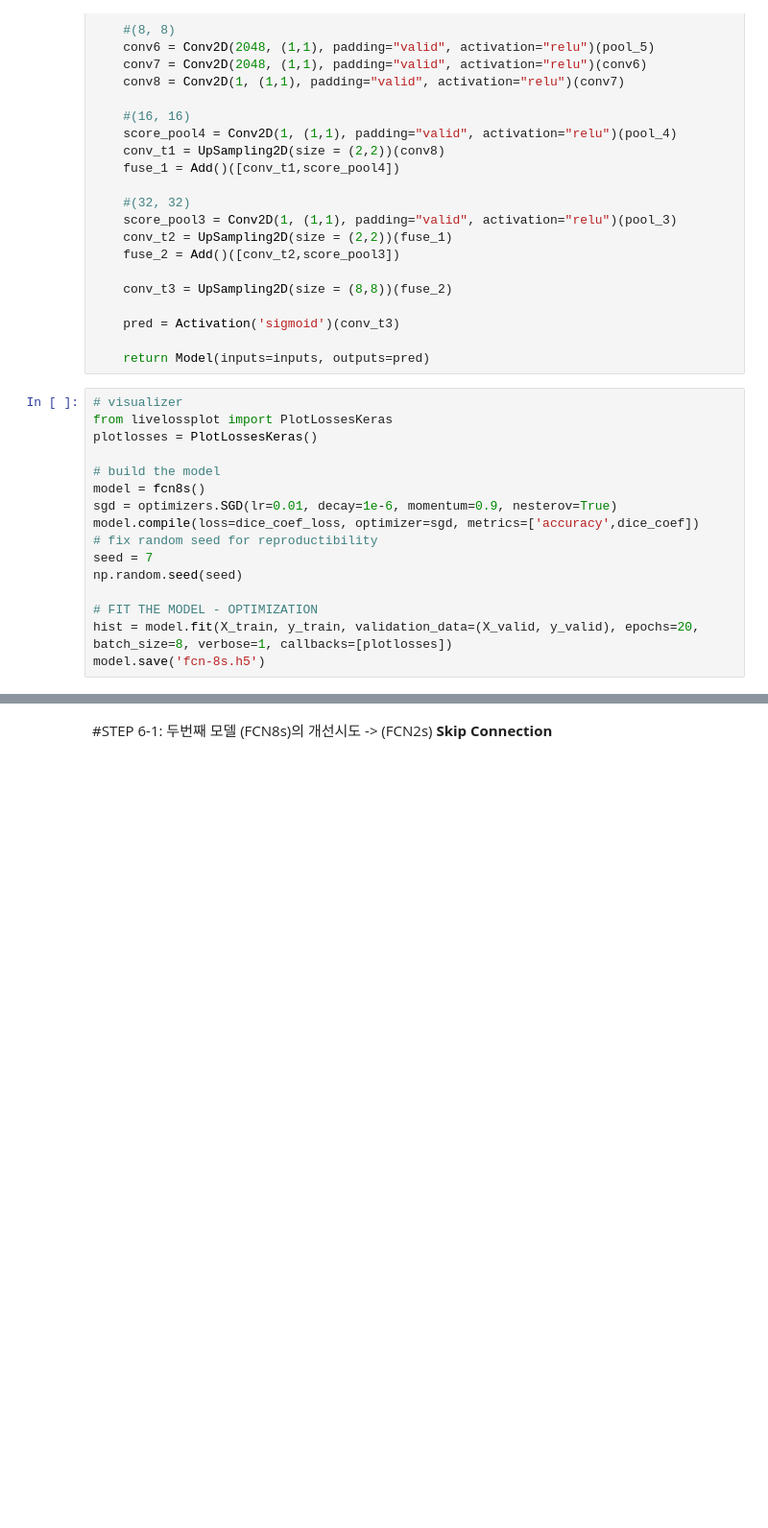
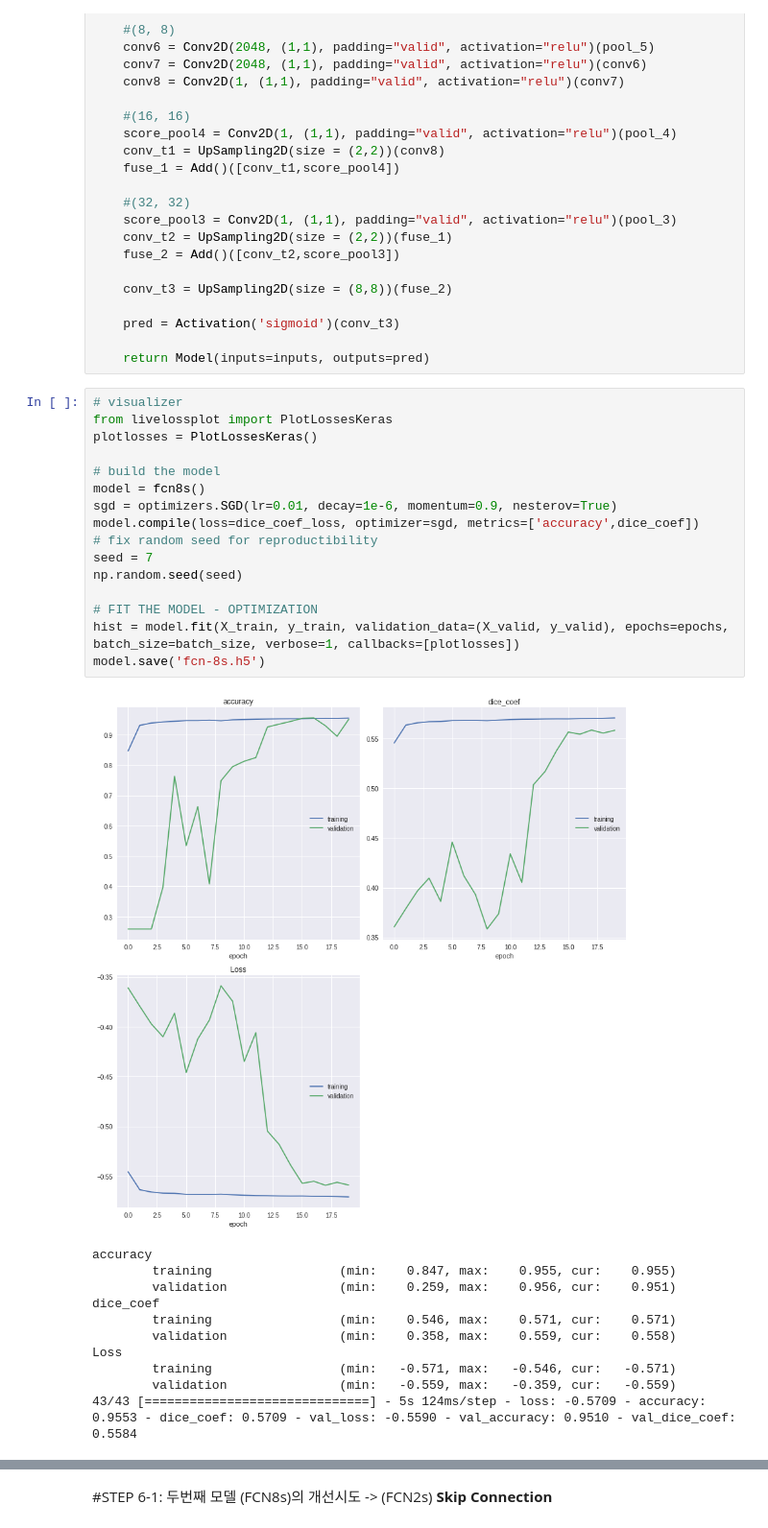
Before and after one commit to kevinkwshin/Handson_segmentation, a Jupyter notebook: SemanticSegmentation_KOHI.ipynb, the cells around one changed output, grey strips where cells are left out. Shown at 96% size. Drawn from its saved outputs; the diff is of its cells as text; blank space fills up the shorter version.

```diff
--- a/SemanticSegmentation_KOHI.ipynb
+++ b/SemanticSegmentation_KOHI.ipynb
@@ -499,18 +569,30 @@ def fcn8s():
 # %%
 # visualizer
 from livelossplot import PlotLossesKeras
 plotlosses = PlotLossesKeras()
 
 # build the model
 model = fcn8s()
 sgd = optimizers.SGD(lr=0.01, decay=1e-6, momentum=0.9, nesterov=True)
 model.compile(loss=dice_coef_loss, optimizer=sgd, metrics=['accuracy',dice_coef])
 # fix random seed for reproductibility
 seed = 7
 np.random.seed(seed)
 
 # FIT THE MODEL - OPTIMIZATION
-hist = model.fit(X_train, y_train, validation_data=(X_valid, y_valid), epochs=20, batch_size=8, verbose=1, callbacks=[plotlosses])
+hist = model.fit(X_train, y_train, validation_data=(X_valid, y_valid), epochs=epochs, batch_size=batch_size, verbose=1, callbacks=[plotlosses])
 model.save('fcn-8s.h5')
+# %% [output]
+[figure, added]
+accuracy
+        training                 (min:    0.847, max:    0.955, cur:    0.955)
+        validation               (min:    0.259, max:    0.956, cur:    0.951)
+dice_coef
+        training                 (min:    0.546, max:    0.571, cur:    0.571)
+        validation               (min:    0.358, max:    0.559, cur:    0.558)
+Loss
+        training                 (min:   -0.571, max:   -0.546, cur:   -0.571)
+        validation               (min:   -0.559, max:   -0.359, cur:   -0.559)
+43/43 [==============================] - 5s 124ms/step - loss: -0.5709 - accuracy: 0.9553 - dice_coef: 0.5709 - val_loss: -0.5590 - val_accuracy: 0.9510 - val_dice_coef: 0.5584
 # %%
 plotPredictions(X_train, y_train, X_valid, y_valid, X_test, y_test, model)
```
Also changed, not shown: parts of 35 cells of this notebook.
